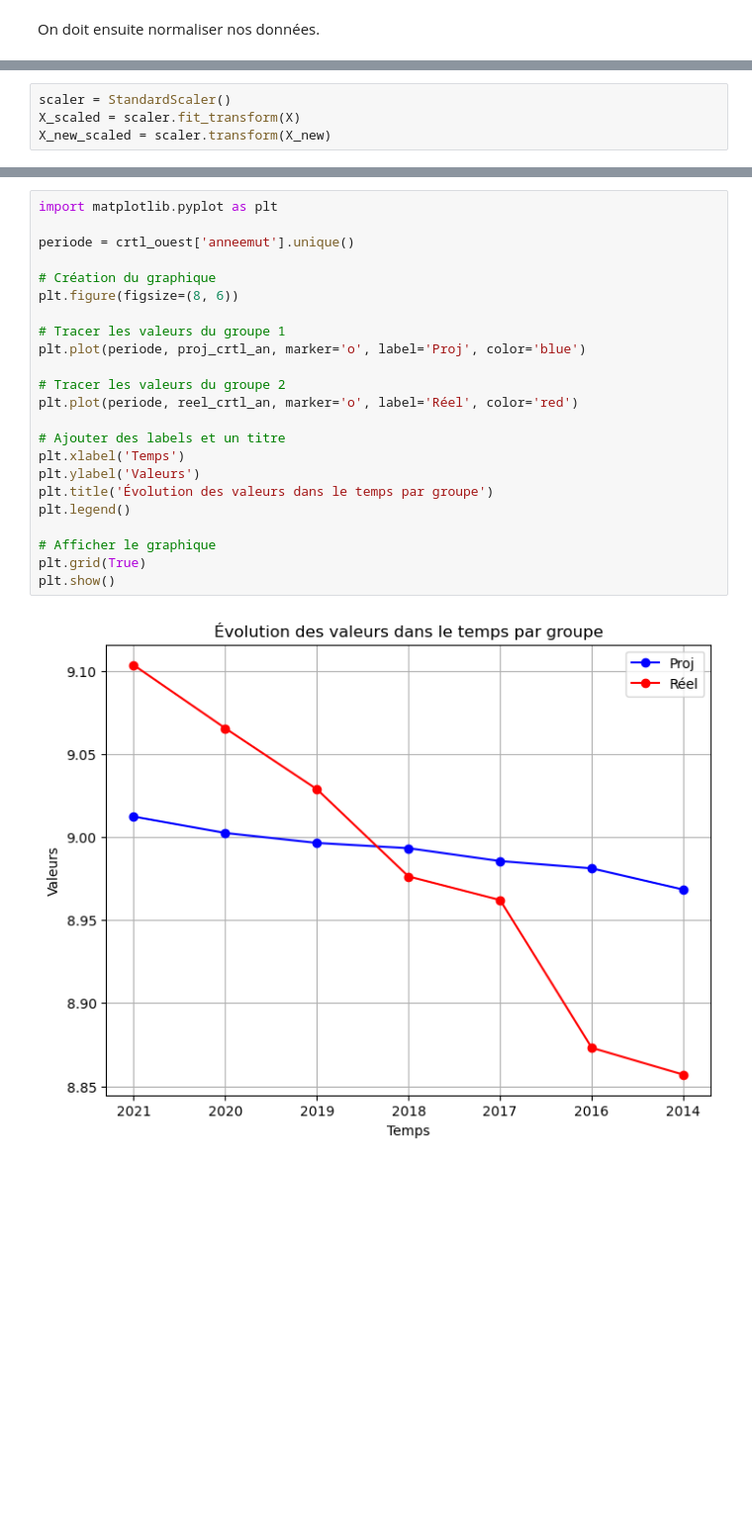
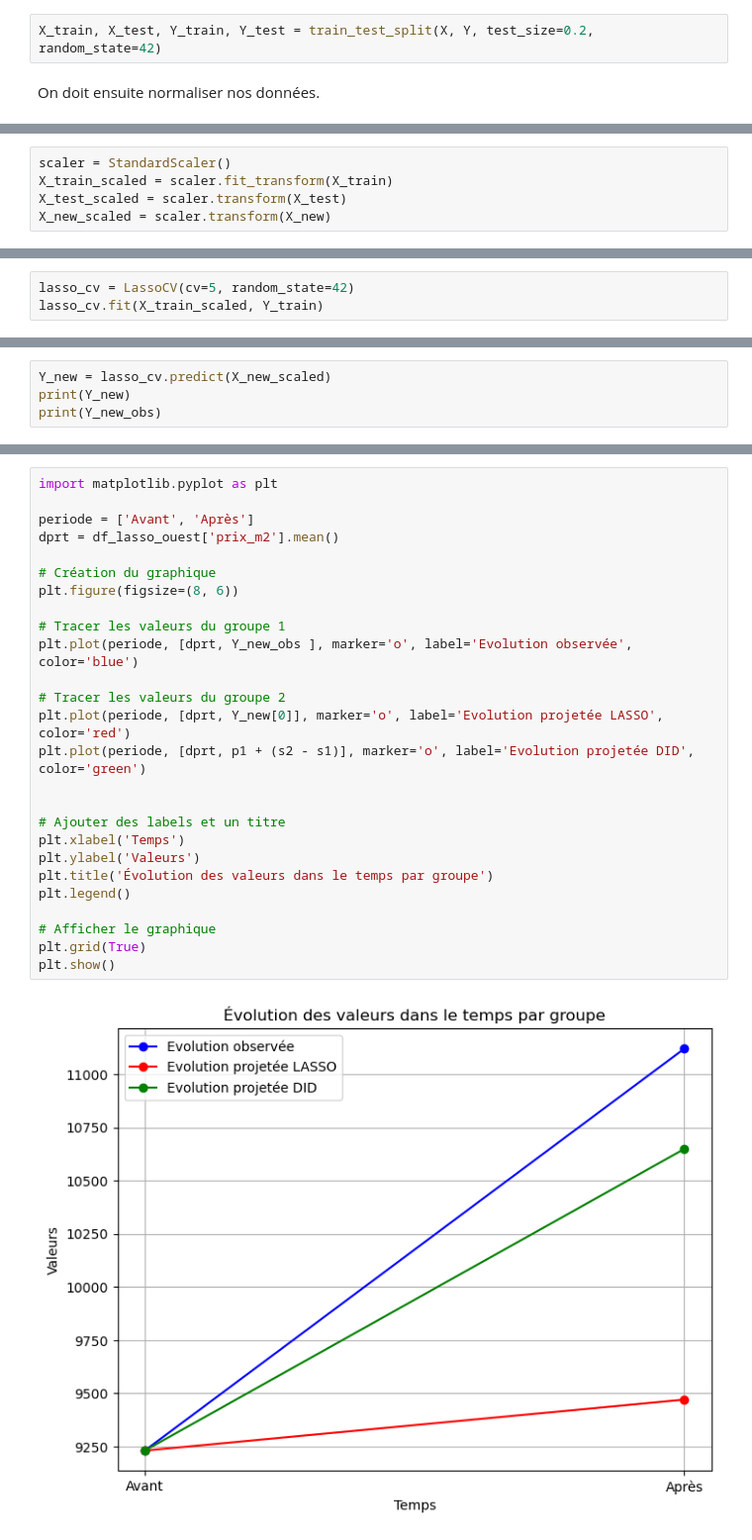
Before and after one commit to CaroLebrun/projet-python-2A, a Jupyter notebook: main.ipynb, the cells around one changed output, grey strips where cells are left out. Shown at 99% size. Cells and saved outputs as stored; diff of their text form; blank space fills up the shorter version.

Commit message:
fin LASSO

```diff
--- a/main.ipynb
+++ b/main.ipynb
@@ -914,2 +939,4 @@ X_new = df_new_obs[list_covar]
+# %%
+X_train, X_test, Y_train, Y_test = train_test_split(X, Y, test_size=0.2, random_state=42)
 # %% [markdown]
 On doit ensuite normaliser nos données.
@@ -922,4 +943,5 @@ from sklearn.preprocessing import StandardScaler
 # %%
 scaler = StandardScaler()
-X_scaled = scaler.fit_transform(X)
+X_train_scaled = scaler.fit_transform(X_train)
+X_test_scaled = scaler.transform(X_test)
 X_new_scaled = scaler.transform(X_new)
@@ -961,0 +948,3 @@ for annee in crtl_ouest['anneemut'].unique() :
+# %%
+lasso_cv = LassoCV(cv=5, random_state=42)
+lasso_cv.fit(X_train_scaled, Y_train)
@@ -961,0 +961,4 @@ for annee in crtl_ouest['anneemut'].unique() :
+# %%
+Y_new = lasso_cv.predict(X_new_scaled)
+print(Y_new)
+print(Y_new_obs)
@@ -962,25 +976,28 @@ for annee in crtl_ouest['anneemut'].unique() :
 # %%
 import matplotlib.pyplot as plt
 
-periode = crtl_ouest['anneemut'].unique()
+periode = ['Avant', 'Après']
+dprt = df_lasso_ouest['prix_m2'].mean()
 
 # Création du graphique
 plt.figure(figsize=(8, 6))
 
 # Tracer les valeurs du groupe 1
-plt.plot(periode, proj_crtl_an, marker='o', label='Proj', color='blue')
+plt.plot(periode, [dprt, Y_new_obs ], marker='o', label='Evolution observée', color='blue')
 
 # Tracer les valeurs du groupe 2
-plt.plot(periode, reel_crtl_an, marker='o', label='Réel', color='red')
+plt.plot(periode, [dprt, Y_new[0]], marker='o', label='Evolution projetée LASSO', color='red')
+plt.plot(periode, [dprt, p1 + (s2 - s1)], marker='o', label='Evolution projetée DID', color='green')
+
 
 # Ajouter des labels et un titre
 plt.xlabel('Temps')
 plt.ylabel('Valeurs')
 plt.title('Évolution des valeurs dans le temps par groupe')
 plt.legend()
 
 # Afficher le graphique
 plt.grid(True)
 plt.show()
 # %% [output]
-[figure, old version]
+[figure, new version]
```
Also changed, not shown: parts of 46 cells of this notebook.
